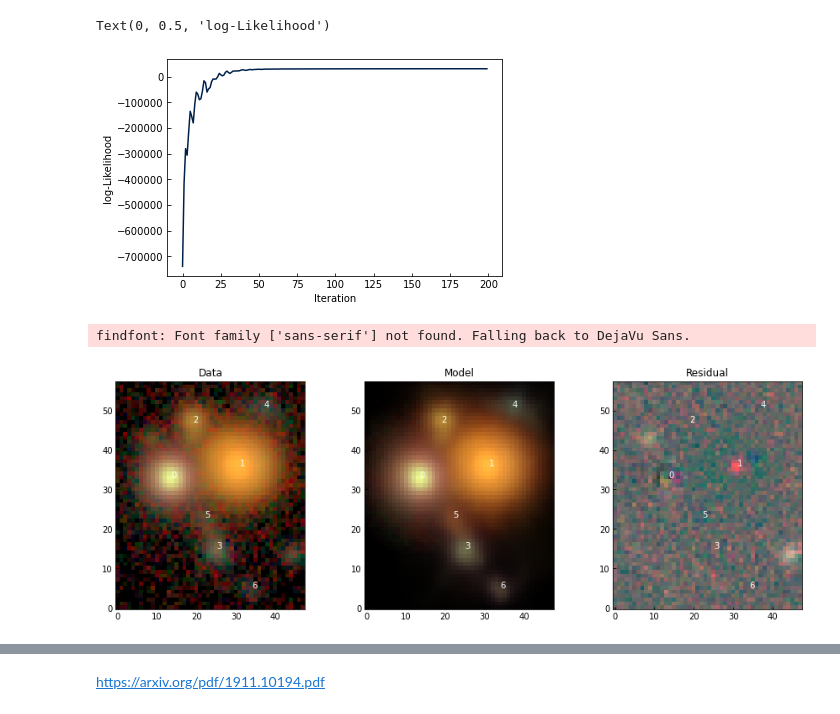
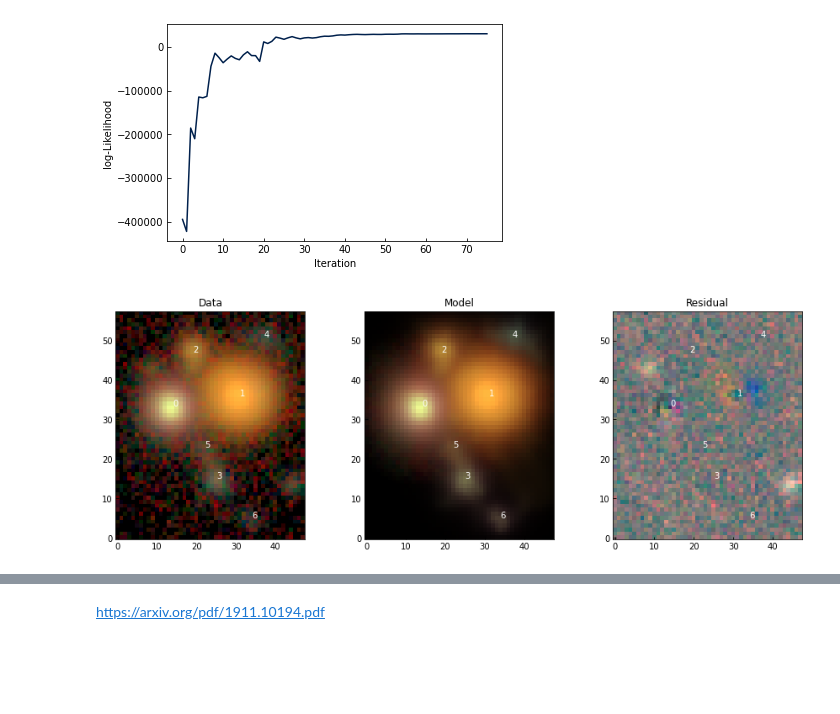
Before and after one commit to ryanhausen/morpheus-deblend, a Jupyter notebook: notebooks/test.ipynb, the cells around one changed output, grey strips where cells are left out. Drawn from its saved outputs; the diff is of its cells as text; code cells hidden in the pictures; blank space fills up the shorter version.

```diff
--- a/notebooks/test.ipynb
+++ b/notebooks/test.ipynb
@@ -32,4 +32,4 @@ images = data["images"] # (5, 58, 48)
 filters = data["filters"] # ['g', 'r', 'i', 'z', 'y']
 catalog = data["catalog"] # List of 2-Tuple, x and y
 weights = 1/data["variance"] # (5, 58, 48)
-psfs = scarlet.PSF(data["psfs"]) # (5, 43, 43)
+psfs = scarlet.ImagePSF(data["psfs"]) # (5, 43, 43)
@@ -43,11 +39,9 @@ from scarlet.display import AsinhMapping
 stretch = 0.2
 Q = 10
 norm = AsinhMapping(minimum=0, stretch=stretch, Q=Q)
+
 img_rgb = scarlet.display.img_to_rgb(images, norm=norm)
 plt.imshow(img_rgb)
-
-# Mark all of the sources from the detection cataog
-for k, src in enumerate(catalog):
-    plt.text(src["x"], src["y"], str(k), color="pink")
+plt.show()
 # %% [output]
 findfont: Font family ['sans-serif'] not found. Falling back to DejaVu Sans.
@@ -58,3 +49,5 @@ model_psf = scarlet.PSF(partial(psf.gaussian, sigma=.8), shape=(None, 8, 8))
+# %%
+model_psf = scarlet.GaussianPSF(sigma=(0.8,)*len(filters))
 # %%
 model_frame = scarlet.Frame(
     images.shape,
@@ -74,13 +74,12 @@ for k,src in enumerate(catalog):
     elif k == 1:
         new_source = scarlet.ExtendedSource(model_frame, (src['y'], src['x']), observation, K=2)
     else:
-        new_source = scarlet.ExtendedSource(model_frame, (src['y'], src['x']), observation)
+        new_source = scarlet.ExtendedSource(model_frame, (src['y'], src['x']), observation, compact=True)
     sources.append(new_source)
 # %%
 blend = scarlet.Blend(sources, observation)
-%time blend.fit(200, e_rel = 1.e-6)
-print("scarlet ran for {0} iterations to logL = {1}".format(len(blend.loss), -blend.loss[-1]))
-plt.plot(-np.array(blend.loss))
-plt.xlabel('Iteration')
-plt.ylabel('log-Likelihood')
+%time it, logL = blend.fit(100, e_rel=1e-4)
+print(f"scarlet ran for {it} iterations to logL = {logL}")
+scarlet.display.show_likelihood(blend)
+plt.show()
 # %% [output]
@@ -90,9 +89,10 @@ scarlet ran for 200 iterations to logL = 30919.562931341457
-Text(0, 0.5, 'log-Likelihood')
-[figure, old version]
+[figure, new version]
 # %%
-# Load the model and calculate the residual
+# Compute model
 model = blend.get_model()
+# Render it in the observed frame
 model_ = observation.render(model)
+# Compute residual
 residual = images-model_
 
 # Create RGB images
@@ -109,14 +109,12 @@ ax[1].set_title("Model")
 ax[2].imshow(residual_rgb)
 ax[2].set_title("Residual")
 
-for k,component in enumerate(blend):
-    y,x = component.center
-    ax[0].text(x, y, k, color="w")
-    ax[1].text(x, y, k, color="w")
-    ax[2].text(x, y, k, color="w")
-
-plt.savefig("scarlet-example.pdf", dpi=600)
+for k,src in enumerate(blend):
+    if hasattr(src, "center"):
+        y,x = src.center
+        ax[0].text(x, y, k, color="w")
+        ax[1].text(x, y, k, color="w")
+        ax[2].text(x, y, k, color="w")
 plt.show()
 # %% [output]
-findfont: Font family ['sans-serif'] not found. Falling back to DejaVu Sans.
-[figure, old version]
+[figure, new version]
```
Also changed, not shown: parts of 18 cells of this notebook, 2 other files.
